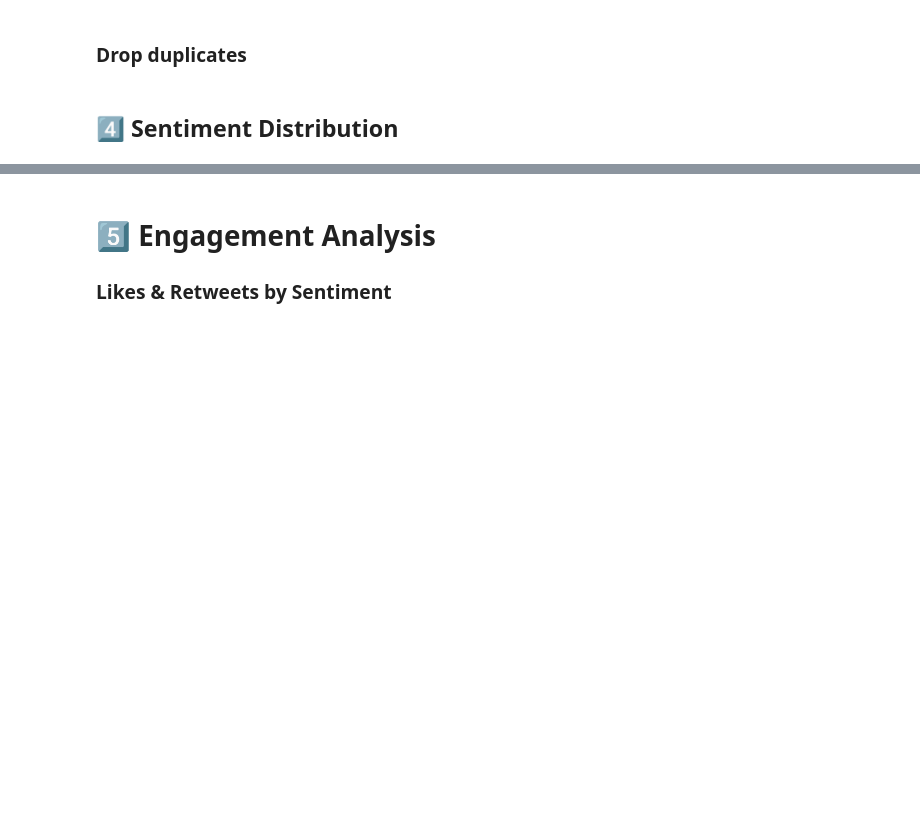
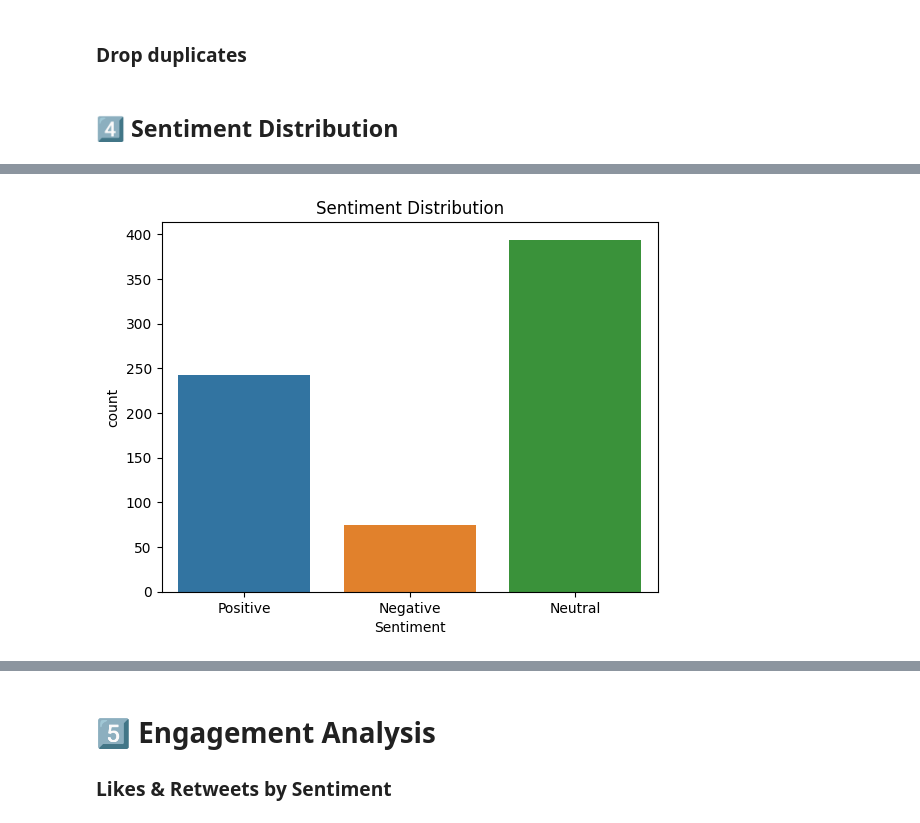
Before and after one commit to OcSpice/Sentiment-Dataset-EDA, a Jupyter notebook: EDA_on_Sentiment_Dataset.ipynb, the cells around one changed output, grey strips where cells are left out. Saved outputs shown, nothing was run; the diff lists cells and outputs as text; code cells hidden in the pictures; blank space fills up the shorter version.

```diff
--- a/EDA_on_Sentiment_Dataset.ipynb
+++ b/EDA_on_Sentiment_Dataset.ipynb
@@ -85,0 +126,8 @@ This shows the dataset’s class balance, which is important for future modeling
+# %%
+sns.countplot(x='Sentiment', hue='Sentiment', data=df,
+              palette=default_colors, legend=False)
+
+plt.title("Sentiment Distribution")
+plt.show()
+# %% [output]
+[figure, added]
```
Also changed, not shown: parts of 18 cells of this notebook.
